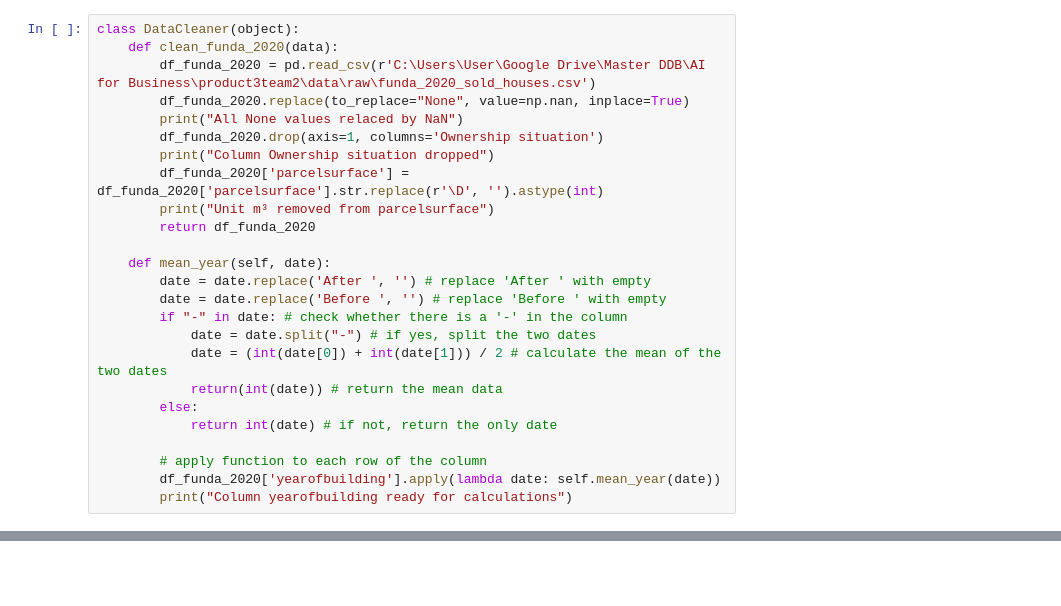
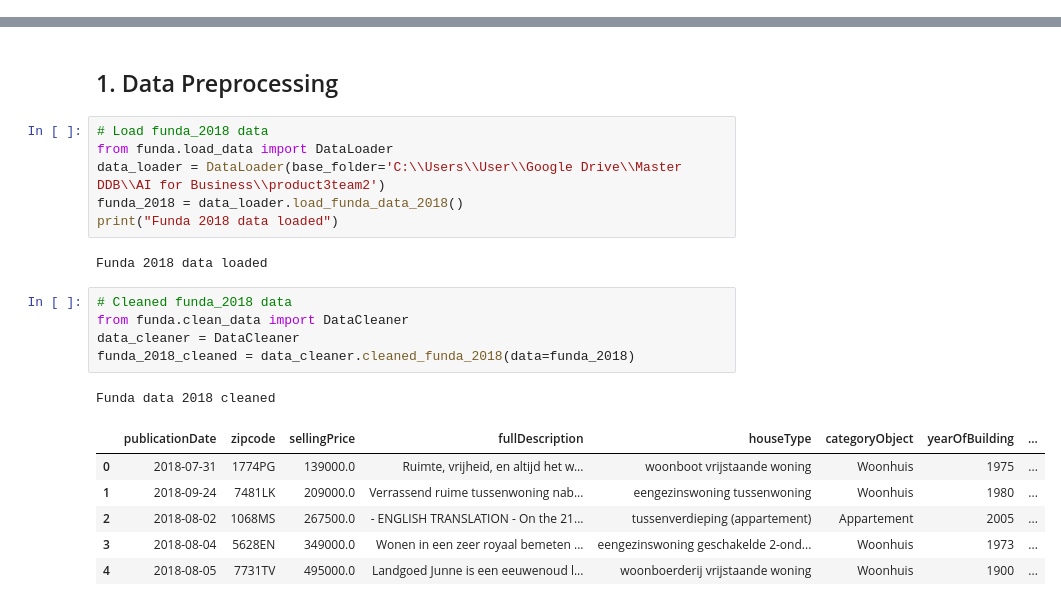
Before and after one commit to Rokra1995/ML-houseprice-pipeline, a Jupyter notebook: notebooks/Felicia.ipynb, the cells around one changed output, grey strips where cells are left out. Drawn from its saved outputs; the diff is of its cells as text; blank space fills up the shorter version.

```diff
--- a/notebooks/Felicia.ipynb
+++ b/notebooks/Felicia.ipynb
@@ -434,25 +0,0 @@ ModuleNotFoundError: No module named 'product3team2'
-# %%
-class DataCleaner(object):
-    def clean_funda_2020(data):
-        df_funda_2020 = pd.read_csv(r'C:\Users\User\Google Drive\Master DDB\AI for Business\product3team2\data\raw\funda_2020_sold_houses.csv')
-        df_funda_2020.replace(to_replace="None", value=np.nan, inplace=True)
-        print("All None values relaced by NaN")
-        df_funda_2020.drop(axis=1, columns='Ownership situation')
-        print("Column Ownership situation dropped")
-        df_funda_2020['parcelsurface'] = df_funda_2020['parcelsurface'].str.replace(r'\D', '').astype(int)
-        print("Unit m³ removed from parcelsurface")
-        return df_funda_2020
-
-    def mean_year(self, date):
-        date = date.replace('After ', '') # replace 'After ' with empty
-        date = date.replace('Before ', '') # replace 'Before ' with empty
-        if "-" in date: # check whether there is a '-' in the column
-            date = date.split("-") # if yes, split the two dates
-            date = (int(date[0]) + int(date[1])) / 2 # calculate the mean of the two dates
-            return(int(date)) # return the mean data
-        else:
-            return int(date) # if not, return the only date
-
-        # apply function to each row of the column
-        df_funda_2020['yearofbuilding'].apply(lambda date: self.mean_year(date))
-        print("Column yearofbuilding ready for calculations")
@@ -458,0 +27,23 @@ class DataCleaner(object):
+# %% [markdown]
+## 1. Data Preprocessing
+# %%
+# Load funda_2018 data
+from funda.load_data import DataLoader
+data_loader = DataLoader(base_folder='C:\\Users\\User\\Google Drive\\Master DDB\\AI for Business\\product3team2')
+funda_2018 = data_loader.load_funda_data_2018()
+print("Funda 2018 data loaded")
+# %% [output]
+Funda 2018 data loaded
+# %%
+# Cleaned funda_2018 data
+from funda.clean_data import DataCleaner
+data_cleaner = DataCleaner
+funda_2018_cleaned = data_cleaner.cleaned_funda_2018(data=funda_2018)
+# %% [output]
+Funda data 2018 cleaned
+|  | publicationDate | zipcode | sellingPrice | fullDescription | houseType | categoryObject | yearOfBuilding | ... |
+| 0 | 2018-07-31 | 1774PG | 139000.0 | Ruimte, vrijheid, en altijd het w... | woonboot vrijstaande woning | Woonhuis | 1975 | ... |
+| 1 | 2018-09-24 | 7481LK | 209000.0 | Verrassend ruime tussenwoning nab... | eengezinswoning tussenwoning | Woonhuis | 1980 | ... |
+| 2 | 2018-08-02 | 1068MS | 267500.0 | - ENGLISH TRANSLATION - On the 21... | tussenverdieping (appartement) | Appartement | 2005 | ... |
+| 3 | 2018-08-04 | 5628EN | 349000.0 | Wonen in een zeer royaal bemeten ... | eengezinswoning geschakelde 2-ond... | Woonhuis | 1973 | ... |
+| 4 | 2018-08-05 | 7731TV | 495000.0 | Landgoed Junne is een eeuwenoud l... | woonboerderij vrijstaande woning | Woonhuis | 1900 | ... |
```
Also changed, not shown: parts of 70 cells of this notebook, 3 other files.
